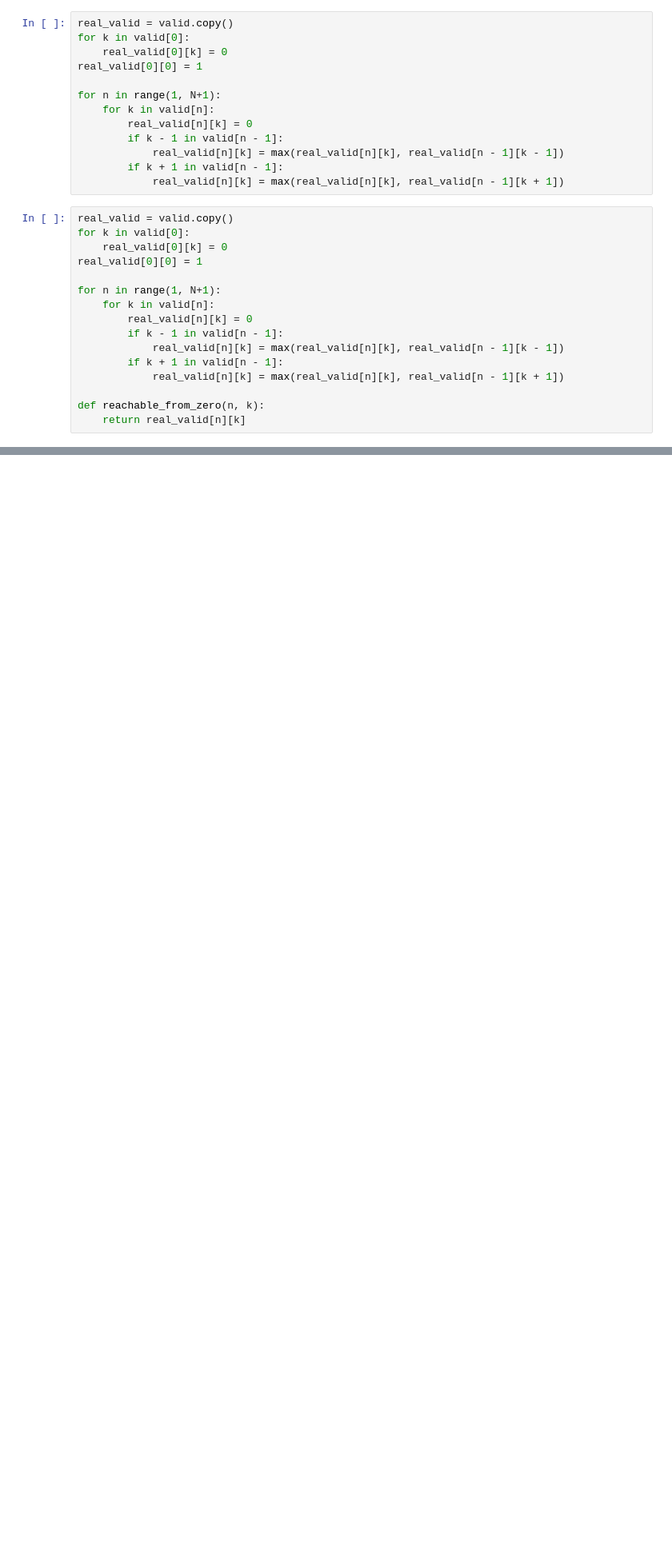
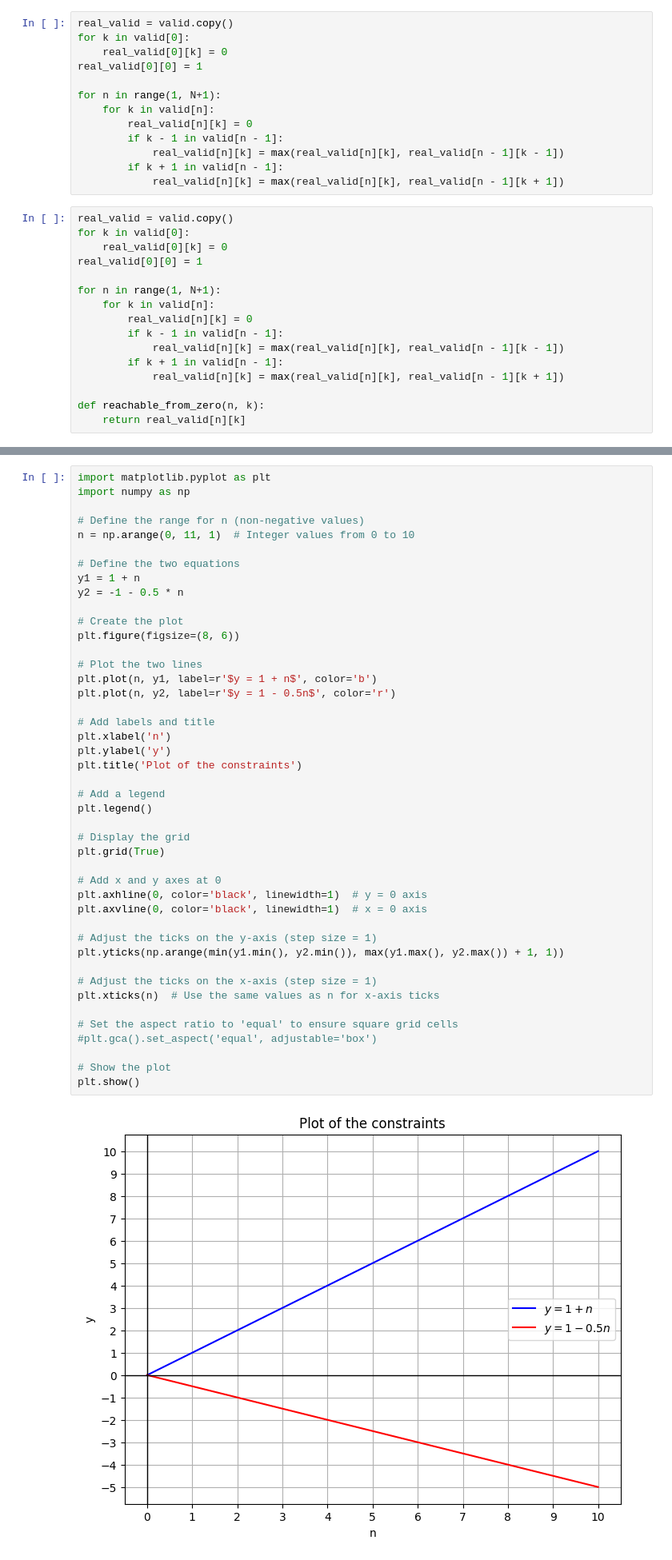
Before and after one commit to dm1trykrylov/optimal-stopping-conditioned-rw, a Jupyter notebook: main.ipynb, the cells around one changed output, grey strips where cells are left out. Shown: that part at 80% size. Drawn from its saved outputs; the diff is of its cells as text; blank space fills up the shorter version.

```diff
--- a/main.ipynb
+++ b/main.ipynb
@@ -269,0 +258,46 @@ plt.show()
+# %%
+import matplotlib.pyplot as plt
+import numpy as np
+
+# Define the range for n (non-negative values)
+n = np.arange(0, 11, 1)  # Integer values from 0 to 10
+
+# Define the two equations
+y1 = 1 + n
+y2 = -1 - 0.5 * n
+
+# Create the plot
+plt.figure(figsize=(8, 6))
+
+# Plot the two lines
+plt.plot(n, y1, label=r'$y = 1 + n$', color='b')
+plt.plot(n, y2, label=r'$y = 1 - 0.5n$', color='r')
+
+# Add labels and title
+plt.xlabel('n')
+plt.ylabel('y')
+plt.title('Plot of the constraints')
+
+# Add a legend
+plt.legend()
+
+# Display the grid
+plt.grid(True)
+
+# Add x and y axes at 0
+plt.axhline(0, color='black', linewidth=1)  # y = 0 axis
+plt.axvline(0, color='black', linewidth=1)  # x = 0 axis
+
+# Adjust the ticks on the y-axis (step size = 1)
+plt.yticks(np.arange(min(y1.min(), y2.min()), max(y1.max(), y2.max()) + 1, 1))
+
+# Adjust the ticks on the x-axis (step size = 1)
+plt.xticks(n)  # Use the same values as n for x-axis ticks
+
+# Set the aspect ratio to 'equal' to ensure square grid cells
+#plt.gca().set_aspect('equal', adjustable='box')
+
+# Show the plot
+plt.show()
+# %% [output]
+[figure, added]
```
Also changed, not shown: parts of 4 cells of this notebook, 2 other files.
